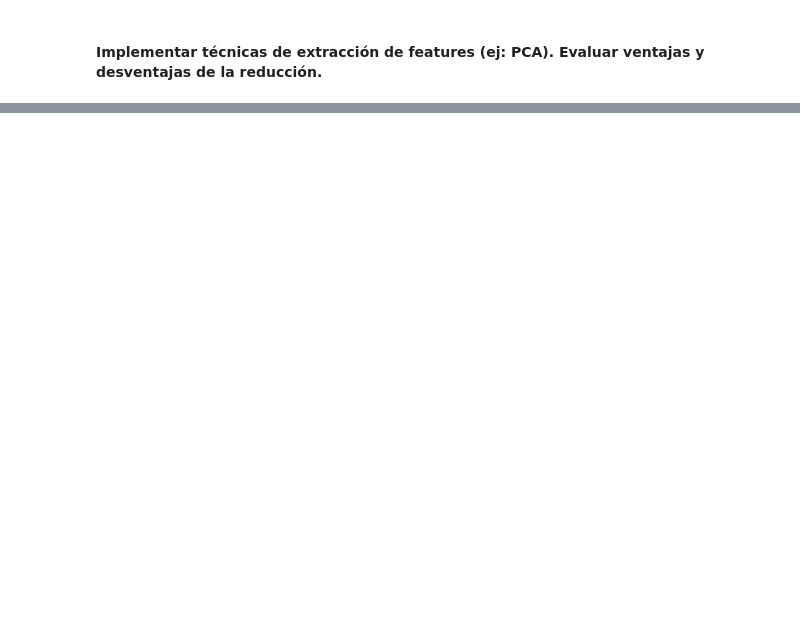
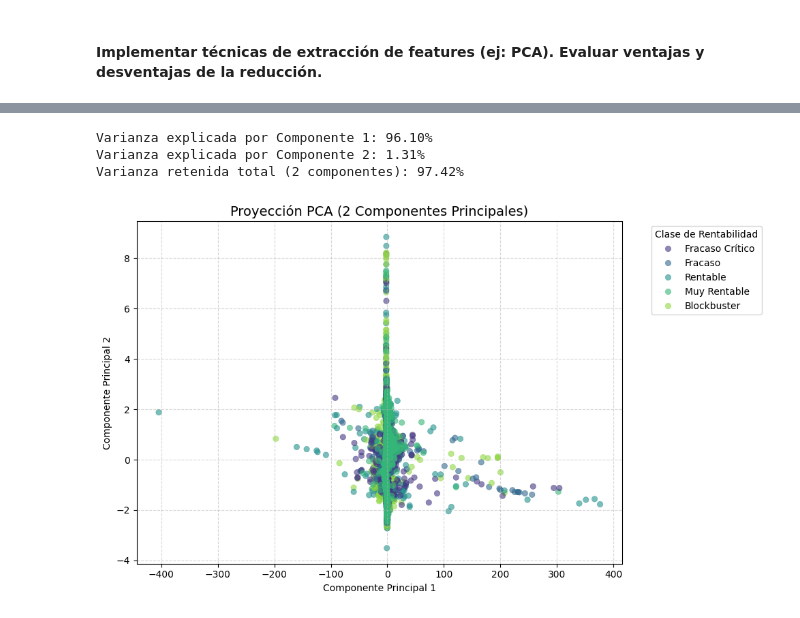
Before and after one commit to jbmild/ceia-add, a Jupyter notebook: tp.ipynb, the cells around one changed output, grey strips where cells are left out. Drawn from its saved outputs; the diff is of its cells as text; code cells hidden in the pictures; blank space fills up the shorter version.

```diff
--- a/tp.ipynb
+++ b/tp.ipynb
@@ -753,0 +806,49 @@ Passing `palette` without assigning `hue` is deprecated and will be removed in v
+# %%
+from sklearn.decomposition import PCA
+import matplotlib.pyplot as plt
+import seaborn as sns
+import pandas as pd
+
+# Inicializamos PCA para reducir a 2 dimensiones visualizables
+pca = PCA(n_components=2, random_state=42)
+
+# Ajustamos y transformamos sobre el Train balanceado
+X_train_pca = pca.fit_transform(X_train_bal)
+
+# Transformamos el Test
+X_test_pca = pca.transform(X_test)
+
+# Usamos desempaquetado de variables para separar los resultados sin usar corchetes
+var_comp1, var_comp2 = pca.explained_variance_ratio_ * 100
+
+print(f"Varianza explicada por Componente 1: {var_comp1:.2f}%")
+print(f"Varianza explicada por Componente 2: {var_comp2:.2f}%")
+print(f"Varianza retenida total (2 componentes): {var_comp1 + var_comp2:.2f}%\n")
+
+# Convertimos el resultado a un DataFrame (como indica la teoría de la Clase 6)
+df_pca = pd.DataFrame(X_train_pca, columns=['PCA1', 'PCA2'])
+df_pca['Clase'] = y_train_bal.values
+
+# Graficamos la proyección PCA en 2D
+plt.figure(figsize=(10, 6))
+sns.scatterplot(
+    data=df_pca,
+    x='PCA1',
+    y='PCA2',
+    hue='Clase',
+    palette='viridis',
+    alpha=0.6,
+    edgecolor=None
+)
+plt.title('Proyección PCA (2 Componentes Principales)', fontsize=14)
+plt.xlabel('Componente Principal 1')
+plt.ylabel('Componente Principal 2')
+plt.legend(title='Clase de Rentabilidad', bbox_to_anchor=(1.05, 1), loc='upper left')
+plt.grid(True, linestyle='--', alpha=0.5)
+plt.tight_layout()
+plt.show()
+# %% [output]
+Varianza explicada por Componente 1: 96.10%
+Varianza explicada por Componente 2: 1.31%
+Varianza retenida total (2 componentes): 97.42%
+[figure, added]
```
Also changed, not shown: parts of 7 cells of this notebook.
